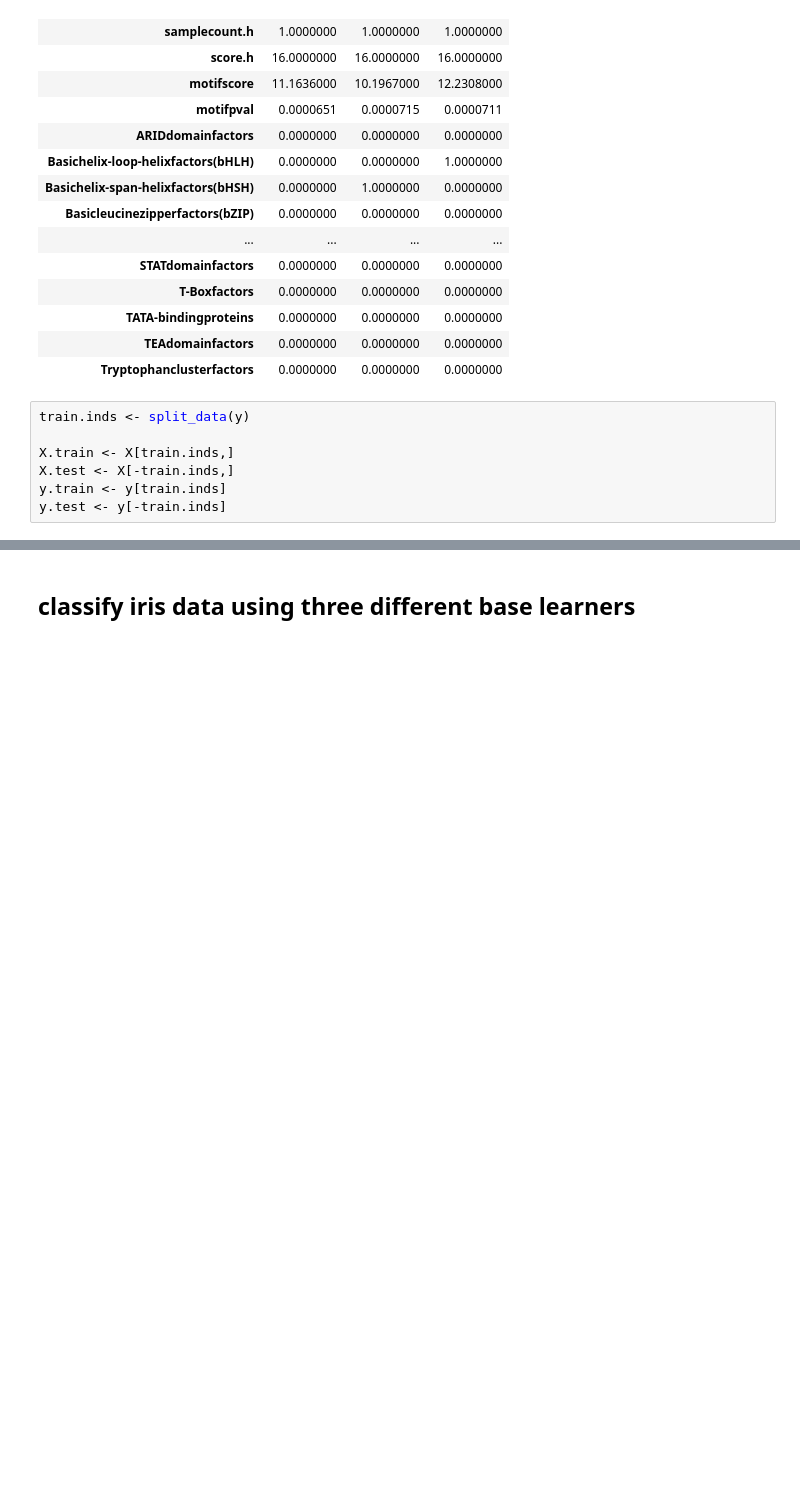
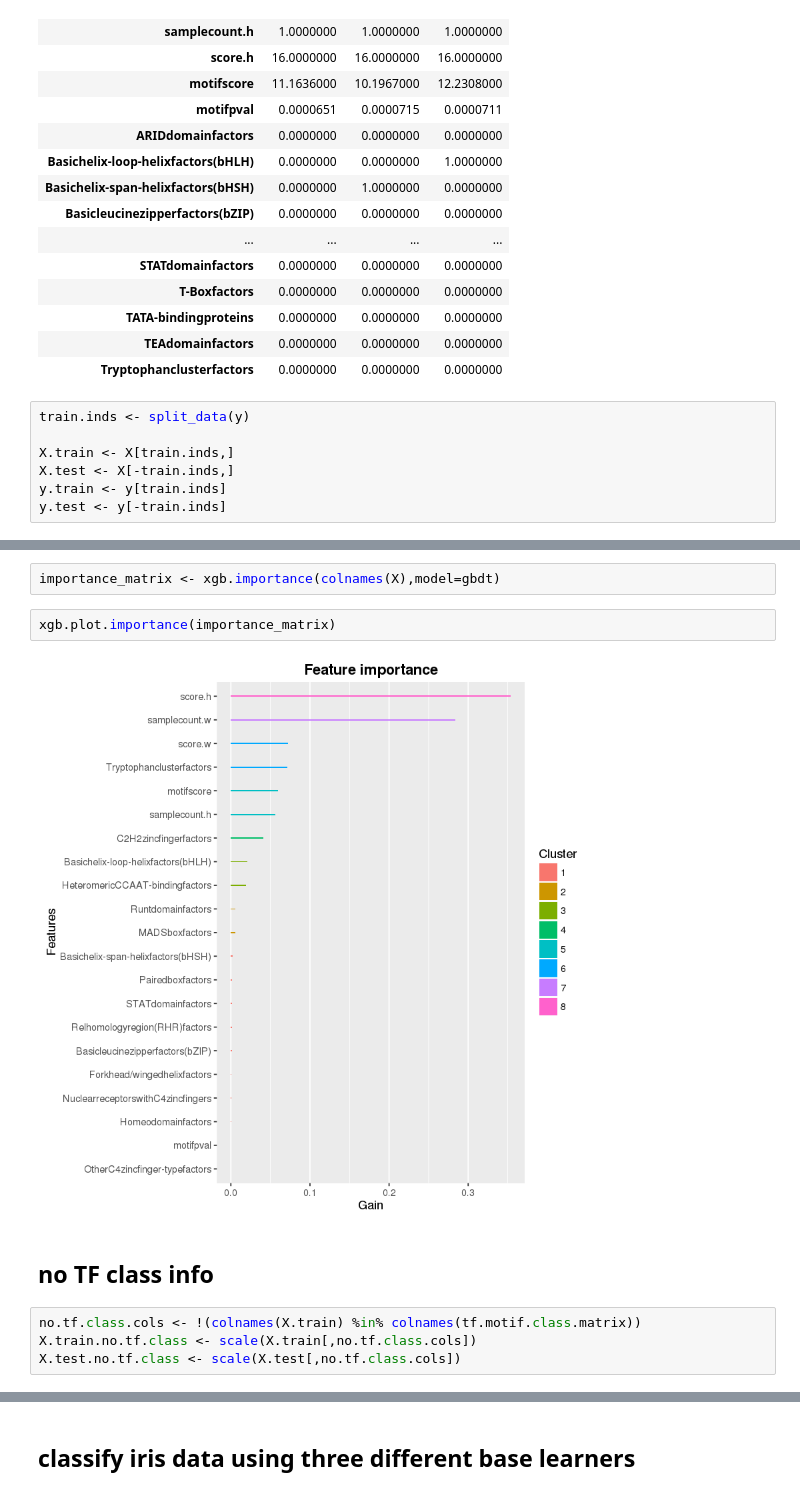
Before and after one commit to donovanr/shared_jupyter_notebooks, a Jupyter notebook: footprinting_ensemble_classifier_firstpass.ipynb, the cells around one changed output, grey strips where cells are left out. Saved outputs shown, nothing was run; the diff lists cells and outputs as text; blank space fills up the shorter version.

```diff
--- a/footprinting_ensemble_classifier_firstpass.ipynb
+++ b/footprinting_ensemble_classifier_firstpass.ipynb
@@ -387,0 +372,12 @@ mean(ft$csscore > 0)
+# %%
+importance_matrix <- xgb.importance(colnames(X),model=gbdt)
+# %%
+xgb.plot.importance(importance_matrix)
+# %% [output]
+[figure, added]
+# %% [markdown]
+## no TF class info
+# %%
+no.tf.class.cols <- !(colnames(X.train) %in% colnames(tf.motif.class.matrix))
+X.train.no.tf.class <- scale(X.train[,no.tf.class.cols])
+X.test.no.tf.class <- scale(X.test[,no.tf.class.cols])
```
Also changed, not shown: parts of 52 cells of this notebook.
